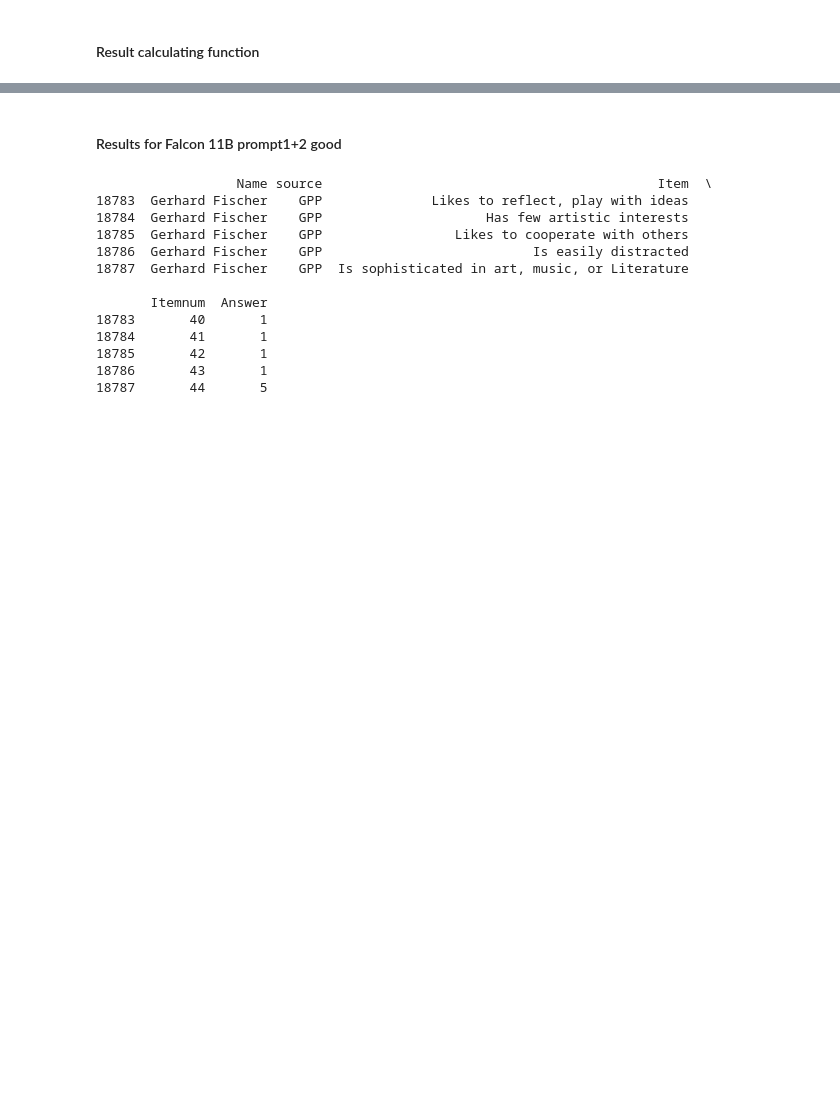
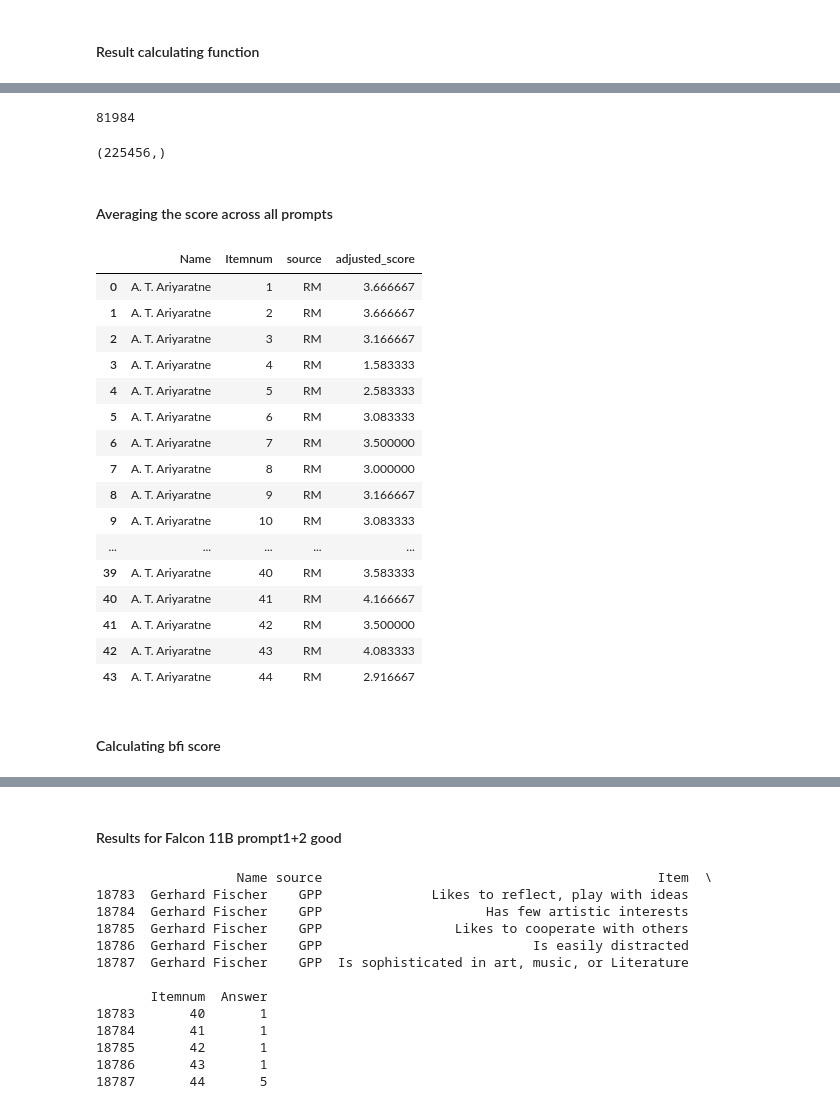
Before and after one commit to SnehaR26/psychollm, a Jupyter notebook: F11B_res/BFI_score_calc.ipynb, the cells around one changed output, grey strips where cells are left out. Saved outputs shown, nothing was run; the diff lists cells and outputs as text; code cells hidden in the pictures; blank space fills up the shorter version.

Commit message:
bfi score calc

```diff
--- a/F11B_res/BFI_score_calc.ipynb
+++ b/F11B_res/BFI_score_calc.ipynb
@@ -61,0 +66,6 @@ def bfi_calc(df):
+# %%
+df_g1=pd.read_csv('results_bfi_goodp1.csv')
+df_g2=pd.read_csv('results_bfi_goodp2.csv')
+# %%
+df_list=[df_g1,df_g2]
+df_comb_g = pd.concat(df_list, ignore_index=True)
@@ -61,0 +78,36 @@ def bfi_calc(df):
+# %%
+df_comb_g['adjusted_score'] = df_comb_g.apply(adjust_score,axis=1)
+# %%
+print(counthit)
+# %% [output]
+81984
+# %%
+df_comb_g['adjusted_score'].shape
+# %% [output]
+(225456,)
+# %% [markdown]
+#### Averaging the score across all prompts
+# %%
+average_responses_g = df_comb_g.groupby(['Name', 'Itemnum','source'])['adjusted_score'].mean().reset_index()
+# %%
+average_responses_g.head(44)
+# %% [output]
+|  | Name | Itemnum | source | adjusted_score |
+| 0 | A. T. Ariyaratne | 1 | RM | 3.666667 |
+| 1 | A. T. Ariyaratne | 2 | RM | 3.666667 |
+| 2 | A. T. Ariyaratne | 3 | RM | 3.166667 |
+| 3 | A. T. Ariyaratne | 4 | RM | 1.583333 |
+| 4 | A. T. Ariyaratne | 5 | RM | 2.583333 |
+| 5 | A. T. Ariyaratne | 6 | RM | 3.083333 |
+| 6 | A. T. Ariyaratne | 7 | RM | 3.500000 |
+| 7 | A. T. Ariyaratne | 8 | RM | 3.000000 |
+| 8 | A. T. Ariyaratne | 9 | RM | 3.166667 |
+| 9 | A. T. Ariyaratne | 10 | RM | 3.083333 |
+| ... | ... | ... | ... | ... |
+| 39 | A. T. Ariyaratne | 40 | RM | 3.583333 |
+| 40 | A. T. Ariyaratne | 41 | RM | 4.166667 |
+| 41 | A. T. Ariyaratne | 42 | RM | 3.500000 |
+| 42 | A. T. Ariyaratne | 43 | RM | 4.083333 |
+| 43 | A. T. Ariyaratne | 44 | RM | 2.916667 |
+# %% [markdown]
+#### Calculating bfi score
```
Also changed, not shown: parts of 9 cells of this notebook, 1 other file.
